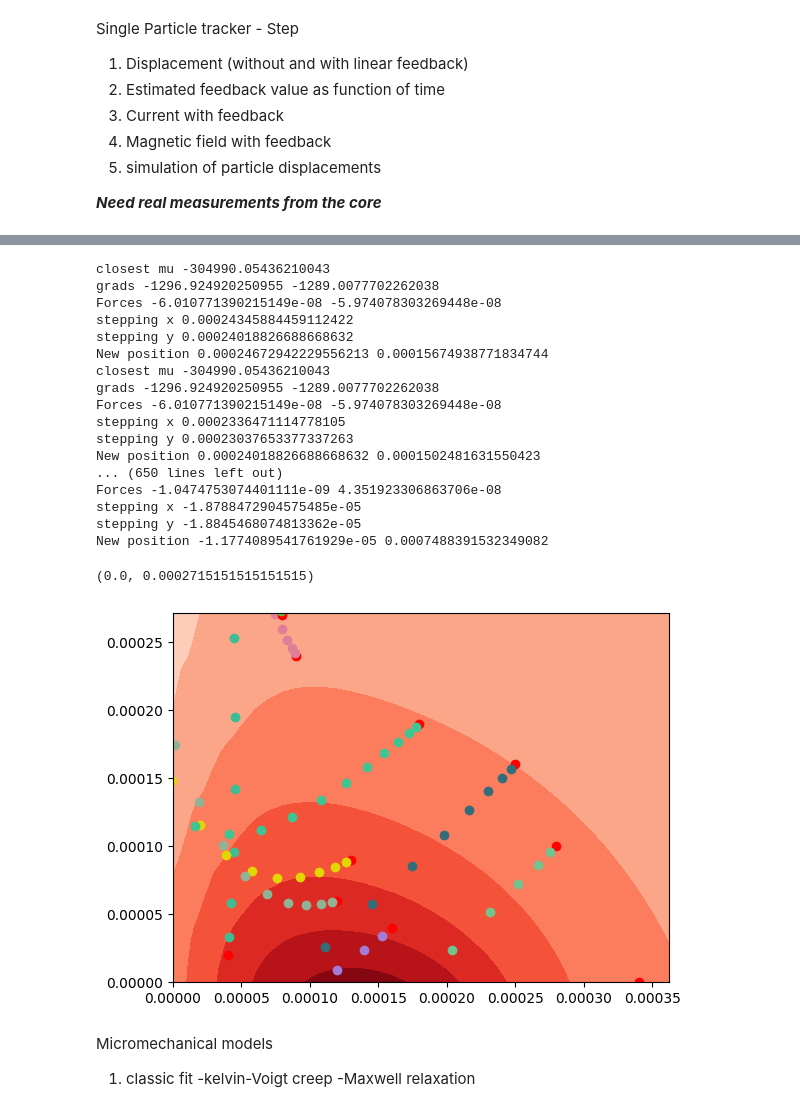
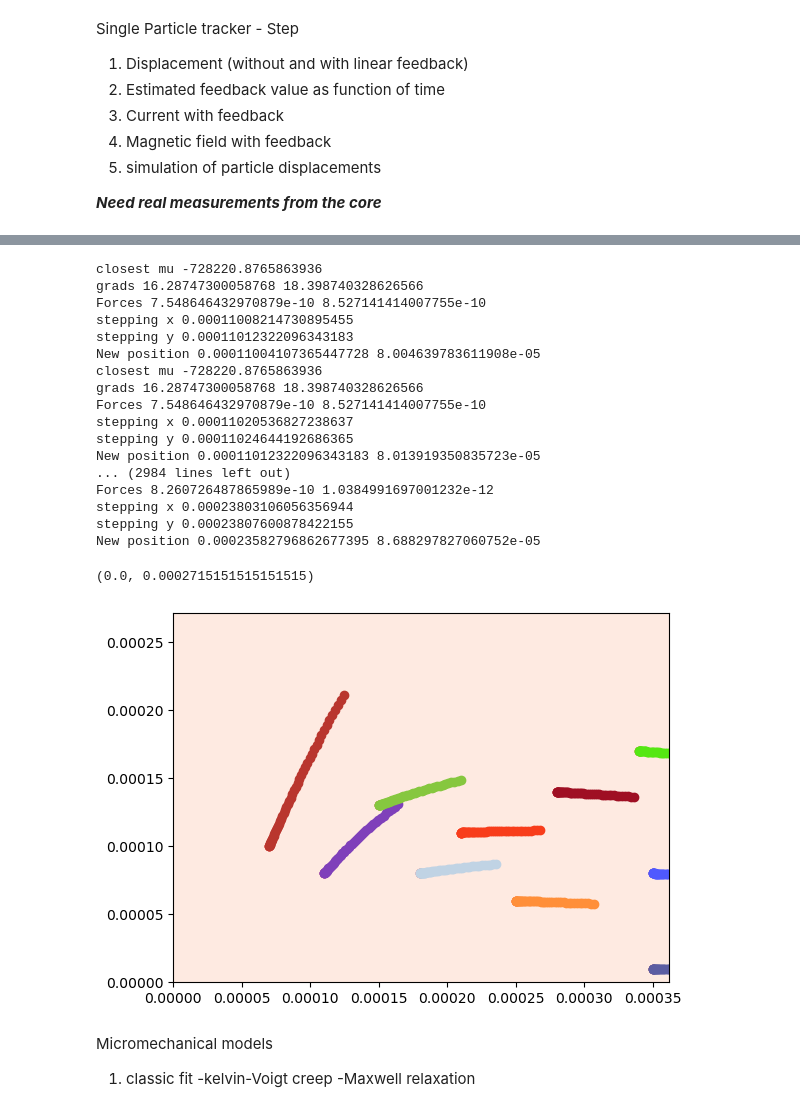
Before and after one commit to ArttuD/MicrorheologyProto, a Jupyter notebook: Notebook.ipynb, the cells around one changed output, grey strips where cells are left out. Cells and saved outputs as stored; diff of their text form; code cells hidden in the pictures.

```diff
--- a/Notebook.ipynb
+++ b/Notebook.ipynb
@@ -340,8 +334,8 @@ file =  "./data/One_coil.csv"
 
 df = pd.read_csv(file, sep = ",", skiprows= [0,1], names = ["x", "y", "By", "Bx"])
 
-df["y"] -= max(df["y"].values)
-df["y"] = np.abs(df["y"])
+#df["y"] -= max(df["y"].values)
+#df["y"] = np.abs(df["y"])
 
 df["x"] = np.round(df["x"],5)
 df["y"] = np.round(df["y"],5)
@@ -360,24 +354,28 @@ ax[0,0].set_title("Magnetic field simulation")
 
 df["B"] = np.sqrt(df["By"]**2 + df["Bx"]**2)
 
-df["angle"] = np.arctan2(df_sim["Bx"], df_sim["By"])
+df["angle"] = np.arctan2(df["Bx"], df["By"])
 
 coord_x = df["x"].unique()
 coord_y = df["y"].unique()
 
 xx, yy = np.meshgrid(coord_x, coord_y)
+
 data = np.array(df["B"].values).reshape(len(coord_y),len(coord_x))
+
+data_x = np.array(df["Bx"].values).reshape(len(coord_y),len(coord_x))
+data_y = np.array(df["By"].values).reshape(len(coord_y),len(coord_x))
+
 angle = np.array(df["angle"].values).reshape(len(coord_y),len(coord_x))
 
 h = ax[0,1].contourf(xx, yy, data, cmap = "Reds")
-
 cbar = fig.colorbar(h, label = "B magnitude [T]")
 
-dBx = scipy.ndimage.gaussian_filter(np.gradient(data*np.sin(angle), (1e-5), axis  = 0),5)
-dBy = scipy.ndimage.gaussian_filter(np.gradient(data*np.cos(angle), (1e-5), axis  = 1),5)
+dBx = scipy.ndimage.gaussian_filter(np.gradient(data, (1e-5), axis  = 0),5)#*np.sin(angle)
+dBy = scipy.ndimage.gaussian_filter(np.gradient(data, (1e-5), axis  = 1),5)#*np.cos(angle)
 
 phase = 10
-ax[0,1].quiver(xx[::phase, ::phase],yy[::phase,::phase],dBx[::phase,::phase],dBy[::phase,::phase])
+ax[0,1].quiver(xx[::phase, ::phase], yy[::phase,::phase], dBy[::phase,::phase], dBx[::phase,::phase], angles = "xy") #dBy[::phase,::phase],dBx[::phase,::phase]
 
 ax[0,1].set_title("Plane of symmetry from simulated B")
 ax[0,1].set_xlabel("x (m)"); ax[0,1].set_ylabel("y [m]")
@@ -481,7 +479,7 @@ class particle:
 
         self.step = 0
 
-        self.position_history = np.zeros(2,np_steps)
+        self.position_history = np.zeros((2,np_steps))
 
         self.position_history[0,self.step] = self.s_x
         self.position_history[1,self.step] = self.s_y
@@ -537,7 +535,7 @@ FoV_y = 1536*pixel_size*1e-6
 mu_0 = 4*np.pi*1e-7
 
 steps = 10
-dt = 1e-2
+dt = 1
 
 num_sim = 10
 
@@ -556,7 +554,7 @@ for i in range(num_sim):
     x_pos = np.round(np.random.uniform(0,FoV_x),5)
     y_pos = np.round(np.random.uniform(0,FoV_y),5)
 
-    bead = particle(x_pos, y_pos, 1e-3)
+    bead = particle(x_pos, y_pos, 1e-3, steps)
 
     x_, y_ = bead.get_position()
 
@@ -568,57 +566,56 @@ for i in range(num_sim):
             y_idx = np.where((xx ==  np.round(x_pos,5)) & (yy ==  np.round(y_pos,5)))[1][0]
 
             B_current = data[x_idx, y_idx]
-
             H_current = B_current/mu_0
 
             mu_idx = np.argmin(H_current-fd_mean["H"].values)
-            print("closest mu", np.min(H_current-fd_mean["H"].values)) #This has problems
+            #print("closest mu", np.min(H_current-fd_mean["H"].values)) #This has problems
 
             mu_current = fd_mean["M"].values[mu_idx]
 
-            print("grads", dBx[x_idx,y_idx], dBy[x_idx,y_idx])
+            #print("grads", dBx[x_idx,y_idx], dBy[x_idx,y_idx])
 
             F_field_x = 4/3*np.pi*(size/2)**3*mu_current*mu_0*dBx[x_idx,y_idx]
             F_field_y = 4/3*np.pi*(size/2)**3*mu_current*mu_0*dBy[x_idx,y_idx]
 
-            print("Forces",F_field_x,F_field_y)
+            #print("Forces",F_field_x,F_field_y)
 
             bead.new_pos(F_field_x,F_field_y)
 
             x_pos, y_pos = bead.get_position()
 
-            print("New position", x_pos, y_pos )
+            p#rint("New position", x_pos, y_pos )
 
             plt.scatter(x_pos, y_pos, label = "step {} bead {}".format(steps, k), c = color[i] )
         except:
             break
 
     beads.append(bead)
 
 #plt.legend(fontsize = 2)
 
 plt.xlim([0, FoV_x])
 plt.ylim([0, FoV_y])
 # %% [output]
-closest mu -304990.05436210043
-grads -1296.924920250955 -1289.0077702262038
-Forces -6.010771390215149e-08 -5.974078303269448e-08
-stepping x 0.00024345884459112422
-stepping y 0.00024018826688668632
-New position 0.00024672942229556213 0.00015674938771834744
-closest mu -304990.05436210043
-grads -1296.924920250955 -1289.0077702262038
-Forces -6.010771390215149e-08 -5.974078303269448e-08
-stepping x 0.0002336471114778105
-stepping y 0.00023037653377337263
-New position 0.00024018826688668632 0.0001502481631550423
-... (650 lines left out)
-Forces -1.0474753074401111e-09 4.351923306863706e-08
-stepping x -1.8788472904575485e-05
-stepping y -1.8845468074813362e-05
-New position -1.1774089541761929e-05 0.0007488391532349082
+closest mu -728220.8765863936
+grads 16.28747300058768 18.398740328626566
+Forces 7.548646432970879e-10 8.527141414007755e-10
+stepping x 0.00011008214730895455
+stepping y 0.00011012322096343183
+New position 0.00011004107365447728 8.004639783611908e-05
+closest mu -728220.8765863936
+grads 16.28747300058768 18.398740328626566
+Forces 7.548646432970879e-10 8.527141414007755e-10
+stepping x 0.00011020536827238637
+stepping y 0.00011024644192686365
+New position 0.00011012322096343183 8.013919350835723e-05
+... (2984 lines left out)
+Forces 8.260726487865989e-10 1.0384991697001232e-12
+stepping x 0.00023803106056356944
+stepping y 0.00023807600878422155
+New position 0.00023582796862677395 8.688297827060752e-05
 (0.0, 0.0002715151515151515)
-[figure, old version]
+[figure, new version]
 # %% [markdown]
 Micromechanical models
 
```
Also changed, not shown: parts of 9 cells of this notebook, 5 other files.
